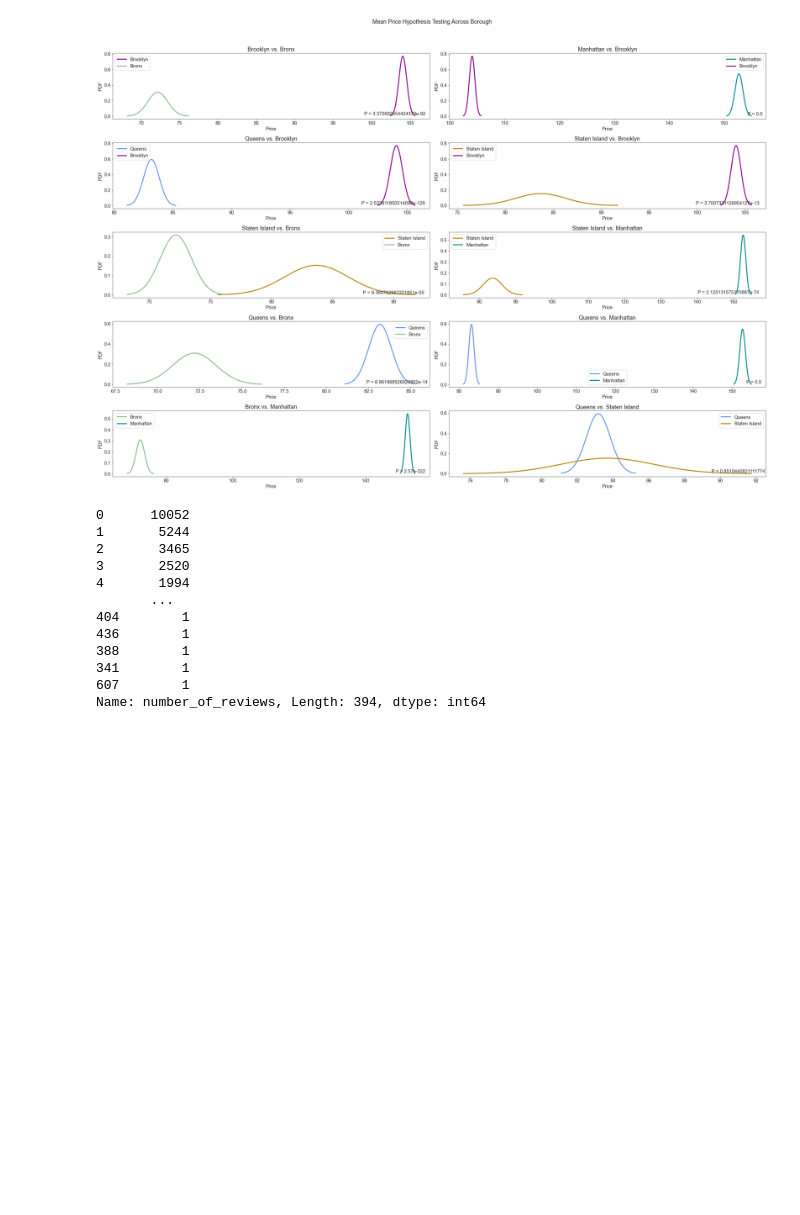
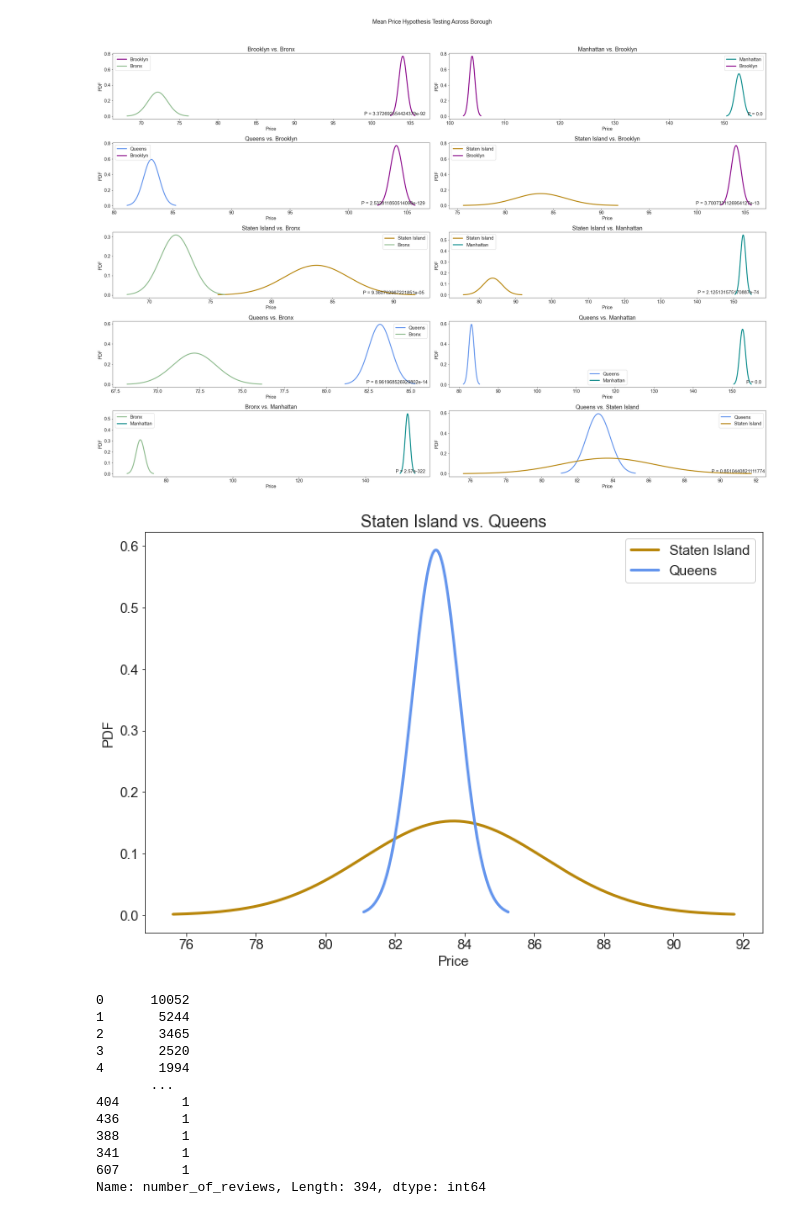
Before and after one commit to Daron-Marino/airbnb-EDA, a Jupyter notebook: src/airbnb-captstone-1.ipynb, the cells around one changed output. Cells and saved outputs as stored; diff of their text form; code cells hidden in the pictures; blank space fills up the shorter version.

```diff
--- a/src/airbnb-captstone-1.ipynb
+++ b/src/airbnb-captstone-1.ipynb
@@ -1030,6 +1030,18 @@ axs[4,1].legend()
 plt.tight_layout();
 # %% [output]
 [figure]
+# %%
+# Staten v QNS with correct colors
+fig, ax = plt.subplots(figsize=(12,8))
+
+ax.plot(staten_prices, staten_pdf, label='Staten Island', color=staten_color, linewidth=3)
+ax.plot(qns_prices, qns_pdf, label='Queens', color=qns_color, linewidth=3)
+ax.set_title('Staten Island vs. Queens')
+ax.set_xlabel('Price')
+ax.set_ylabel('PDF')
+ax.legend();
+# %% [output]
+[figure, added]
 # %%
 air_bnb['number_of_reviews'].value_counts()
 # %% [output]
```
Also changed, not shown: 2 other files.
